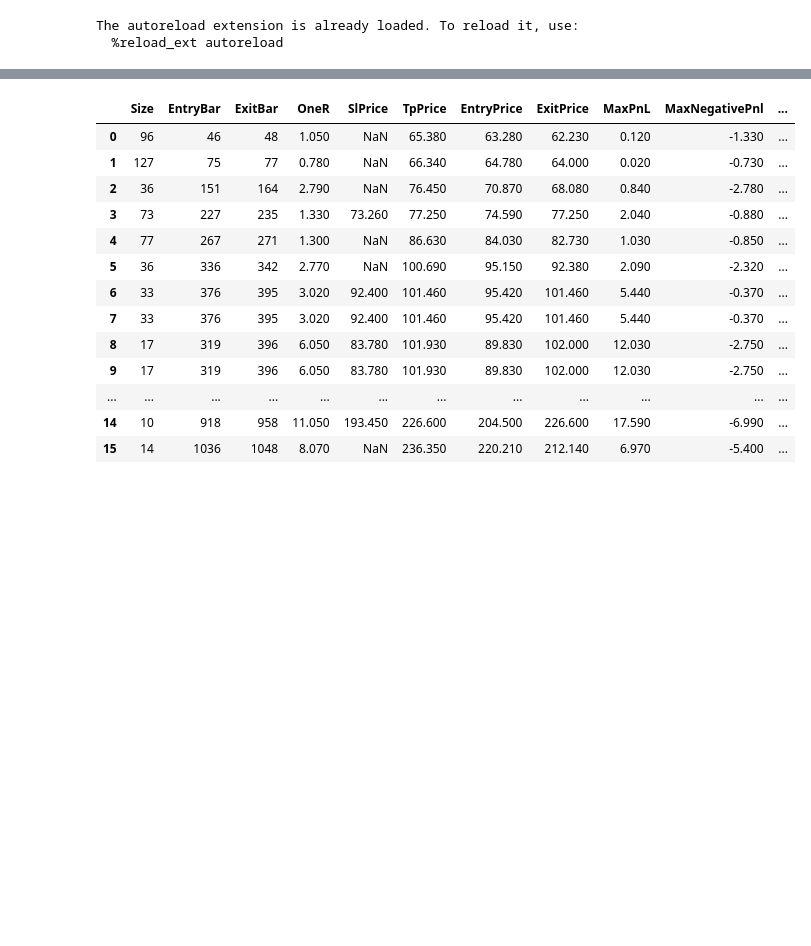
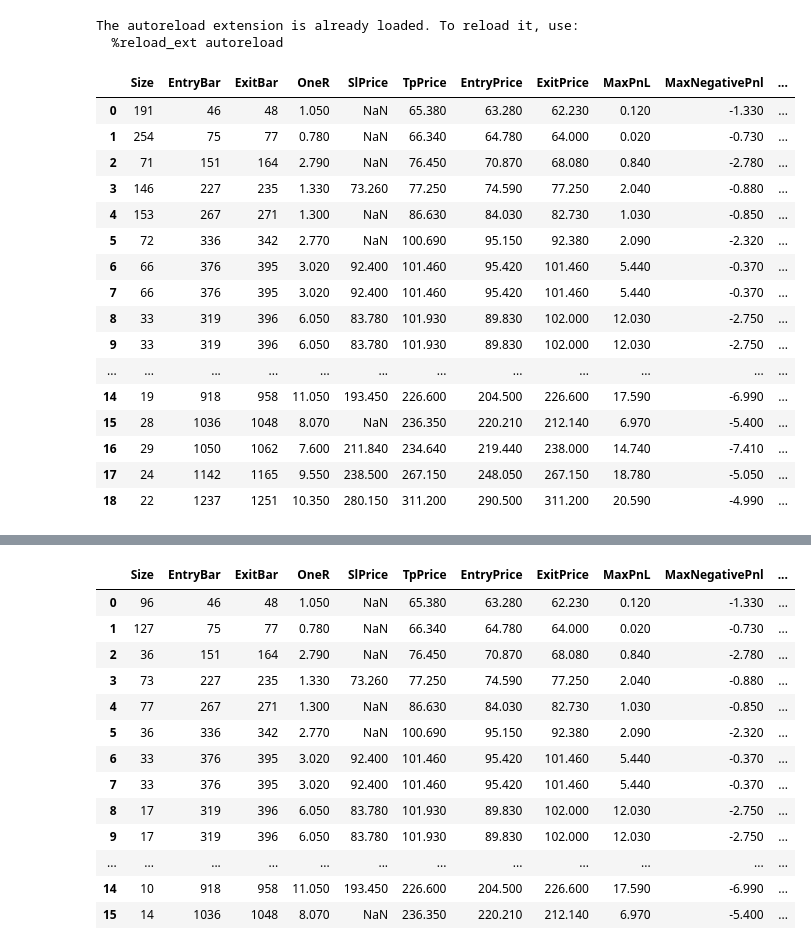
Before and after one commit to abdel-ely-ds/just-trade-it, a Jupyter notebook: testing.ipynb, the cells around one changed output, grey strips where cells are left out. Saved outputs shown, nothing was run; the diff lists cells and outputs as text; code cells hidden in the pictures; blank space fills up the shorter version.

```diff
--- a/testing.ipynb
+++ b/testing.ipynb
@@ -22,0 +26,20 @@ btr = bt.run(df, strategy=Bouncing)
+# %%
+btr
+# %% [output]
+|  | Size | EntryBar | ExitBar | OneR | SlPrice | TpPrice | EntryPrice | ExitPrice | MaxPnL | MaxNegativePnl | ... |
+| 0 | 191 | 46 | 48 | 1.050 | NaN | 65.380 | 63.280 | 62.230 | 0.120 | -1.330 | ... |
+| 1 | 254 | 75 | 77 | 0.780 | NaN | 66.340 | 64.780 | 64.000 | 0.020 | -0.730 | ... |
+| 2 | 71 | 151 | 164 | 2.790 | NaN | 76.450 | 70.870 | 68.080 | 0.840 | -2.780 | ... |
+| 3 | 146 | 227 | 235 | 1.330 | 73.260 | 77.250 | 74.590 | 77.250 | 2.040 | -0.880 | ... |
+| 4 | 153 | 267 | 271 | 1.300 | NaN | 86.630 | 84.030 | 82.730 | 1.030 | -0.850 | ... |
+| 5 | 72 | 336 | 342 | 2.770 | NaN | 100.690 | 95.150 | 92.380 | 2.090 | -2.320 | ... |
+| 6 | 66 | 376 | 395 | 3.020 | 92.400 | 101.460 | 95.420 | 101.460 | 5.440 | -0.370 | ... |
+| 7 | 66 | 376 | 395 | 3.020 | 92.400 | 101.460 | 95.420 | 101.460 | 5.440 | -0.370 | ... |
+| 8 | 33 | 319 | 396 | 6.050 | 83.780 | 101.930 | 89.830 | 102.000 | 12.030 | -2.750 | ... |
+| 9 | 33 | 319 | 396 | 6.050 | 83.780 | 101.930 | 89.830 | 102.000 | 12.030 | -2.750 | ... |
+| ... | ... | ... | ... | ... | ... | ... | ... | ... | ... | ... | ... |
+| 14 | 19 | 918 | 958 | 11.050 | 193.450 | 226.600 | 204.500 | 226.600 | 17.590 | -6.990 | ... |
+| 15 | 28 | 1036 | 1048 | 8.070 | NaN | 236.350 | 220.210 | 212.140 | 6.970 | -5.400 | ... |
+| 16 | 29 | 1050 | 1062 | 7.600 | 211.840 | 234.640 | 219.440 | 238.000 | 14.740 | -7.410 | ... |
+| 17 | 24 | 1142 | 1165 | 9.550 | 238.500 | 267.150 | 248.050 | 267.150 | 18.780 | -5.050 | ... |
+| 18 | 22 | 1237 | 1251 | 10.350 | 280.150 | 311.200 | 290.500 | 311.200 | 20.590 | -4.990 | ... |
```
Also changed, not shown: parts of 12 cells of this notebook, 2 other files.
